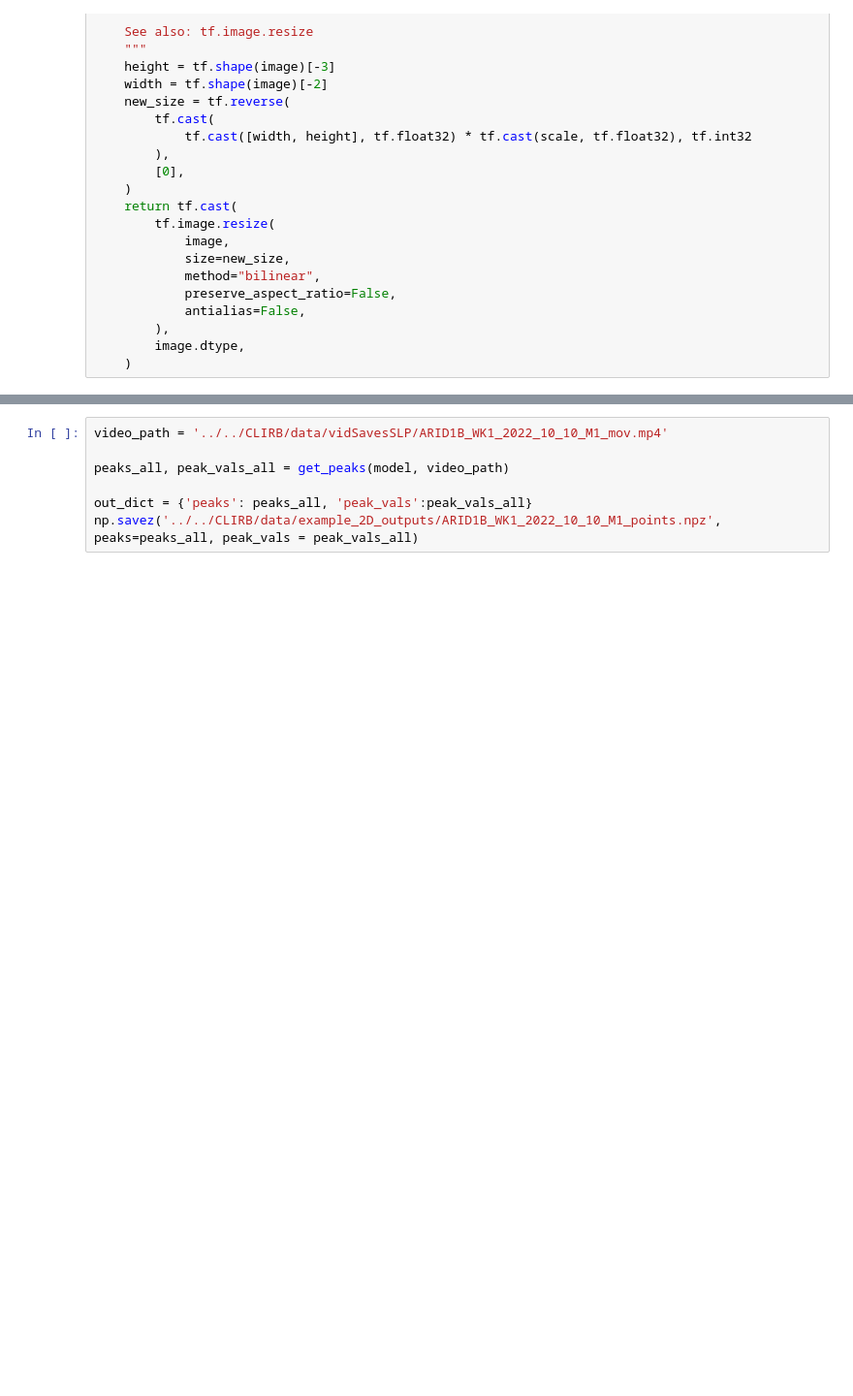
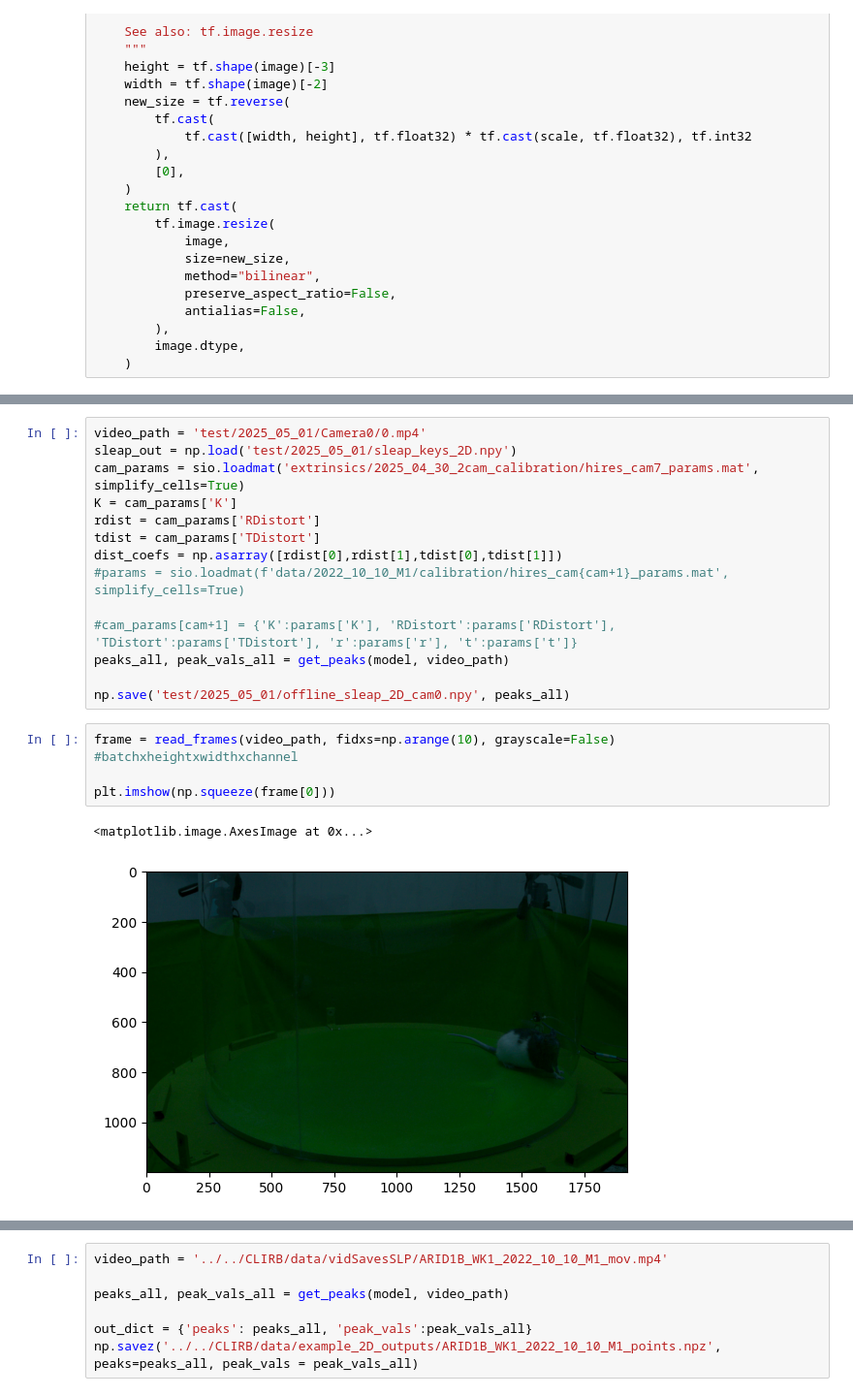
Before and after one commit to dysprague/campy, a Jupyter notebook: campy/test_model_pipeline.ipynb, the cells around one changed output, grey strips where cells are left out. Shown at 97% size. Drawn from its saved outputs; the diff is of its cells as text; blank space fills up the shorter version.

```diff
--- a/campy/test_model_pipeline.ipynb
+++ b/campy/test_model_pipeline.ipynb
@@ -900,3 +956,24 @@ def get_peaks(model, video_path):
         frame_number+=1
 
     return peaks_all, peak_vals_all
+# %%
+video_path = 'test/2025_05_01/Camera0/0.mp4'
+sleap_out = np.load('test/2025_05_01/sleap_keys_2D.npy')
+cam_params = sio.loadmat('extrinsics/2025_04_30_2cam_calibration/hires_cam7_params.mat', simplify_cells=True)
+K = cam_params['K']
+rdist = cam_params['RDistort']
+tdist = cam_params['TDistort']
+dist_coefs = np.asarray([rdist[0],rdist[1],tdist[0],tdist[1]])
+#params = sio.loadmat(f'data/2022_10_10_M1/calibration/hires_cam{cam+1}_params.mat', simplify_cells=True)
+
+#cam_params[cam+1] = {'K':params['K'], 'RDistort':params['RDistort'], 'TDistort':params['TDistort'], 'r':params['r'], 't':params['t']}
+peaks_all, peak_vals_all = get_peaks(model, video_path)
+
+np.save('test/2025_05_01/offline_sleap_2D_cam0.npy', peaks_all)
+# %%
+frame = read_frames(video_path, fidxs=np.arange(10), grayscale=False) #batchxheightxwidthxchannel
+
+plt.imshow(np.squeeze(frame[0]))
+# %% [output]
+<matplotlib.image.AxesImage at 0x...>
+[figure, added]
```
Also changed, not shown: parts of 31 cells of this notebook, 23 other files.
